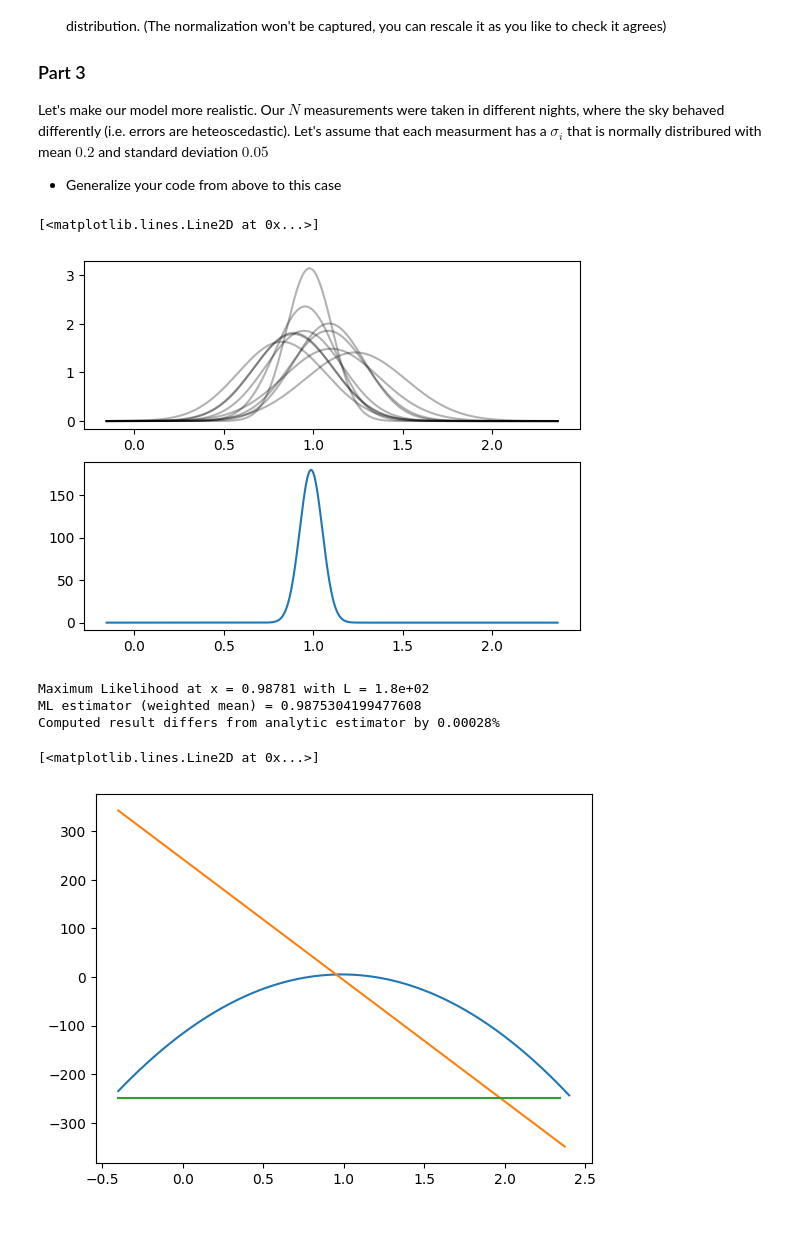
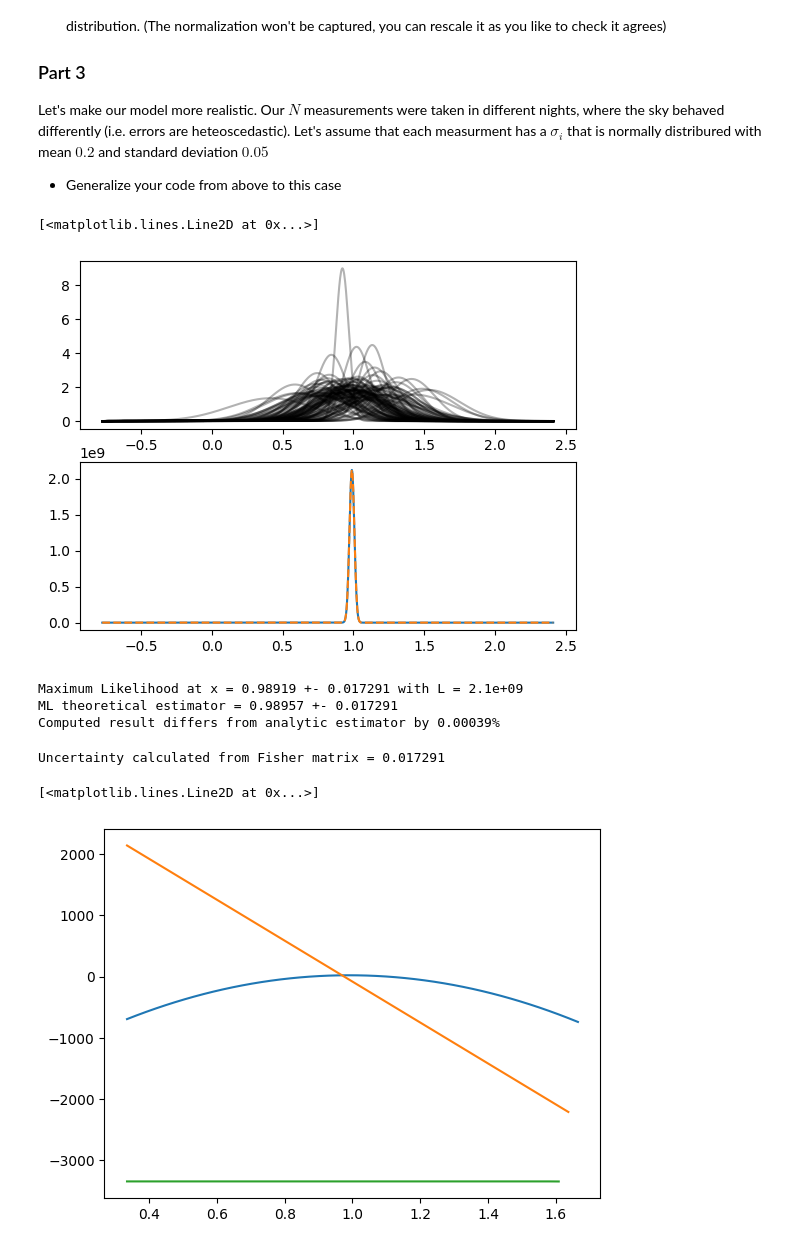
Before and after one commit to FraNob/astrostatistics_bicocca_2022, a Jupyter notebook: working/W06_quasar_position.ipynb, the cells around one changed output. Saved outputs shown, nothing was run; the diff lists cells and outputs as text; code cells hidden in the pictures.

```diff
--- a/working/W06_quasar_position.ipynb
+++ b/working/W06_quasar_position.ipynb
@@ -30,20 +30,20 @@ from scipy import stats
 
 rng = np.random.default_rng(404)
 
-N = 10 # number of measurements
+N = 100 # number of measurements
 mu = 1.
 sigma = 0.2
 # sig = np.full(N,sigma)
 sig = rng.normal(loc=sigma, scale=0.05, size=N)
 
-x_sample = np.array([rng.normal(loc=mu, scale=sigma) for sigma in sig ])
+x_sample = np.array([rng.normal(loc=mu, scale=q) for q in sig ])
 
 sample = np.vstack((x_sample,sig)).T
 sample = sample[sample[:,0].argsort(), :]
 
 dist_list=[]
-for i, (x,sig) in enumerate(sample):
-    dist = stats.norm(loc=x, scale=sig)
+for i, (x,s) in enumerate(sample):
+    dist = stats.norm(loc=x, scale=s)
     dist_list.append(dist)
 
 def L(x):
@@ -53,31 +53,41 @@ def L(x):
     return prod
 
 w_mean = np.sum(sample[:,0]/sample[:,1]**2)/np.sum(1/sample[:,1]**2)
+sigma_est = np.sum(1/sig**2)**(-1/2)
+sigma_homo = sigma / np.sqrt(N)
 # %%
 import pylab as plt
+from scipy import optimize as opt
+
+def gauss(x,mu,sigma,a):
+    return stats.norm(loc=mu, scale=sigma).pdf(x)*a
 
 n_points = 1000
 x_grid = np.linspace(sample[0,0]-4*sample[0,1], sample[-1,0]+4*sample[-1,1], n_points )
 
 fig,ax = plt.subplots(2,1)
 
-for a in dist_list:
-    ax[0].plot(x_grid, a.pdf(x_grid), alpha=0.3, c='k')
+for e in dist_list:
+    ax[0].plot(x_grid, e.pdf(x_grid), alpha=0.3, c='k')
 
 ax[1].plot(x_grid, L(x_grid))
+
+popt, pcov = opt.curve_fit(gauss, x_grid, L(x_grid), (mu,sigma,30))
+
+ax[1].plot(x_grid, gauss(x_grid, *popt), ls='--' )
 # %% [output]
 [<matplotlib.lines.Line2D at 0x...>]
-[figure, old version]
+[figure, new version]
 # %%
 max_L = L(x_grid)[np.argmax(L(x_grid))]
 max_L_loc = x_grid[np.argmax(L(x_grid))]
-print(f'Maximum Likelihood at x = {max_L_loc:.5} with L = {max_L:.2}')
-print(f'ML estimator (weighted mean) = {w_mean}')
+print(f'Maximum Likelihood at x = {max_L_loc:.5} +- {popt[1]:.5} with L = {max_L:.2}')
+print(f'ML theoretical estimator = {w_mean:.5} +- {sigma_est:.5}')
 print(f'Computed result differs from analytic estimator by {np.abs(max_L_loc-w_mean)/w_mean:.2}%')
 # %% [output]
-Maximum Likelihood at x = 0.98781 with L = 1.8e+02
-ML estimator (weighted mean) = 0.9875304199477608
-Computed result differs from analytic estimator by 0.00028%
+Maximum Likelihood at x = 0.98919 +- 0.017291 with L = 2.1e+09
+ML theoretical estimator = 0.98957 +- 0.017291
+Computed result differs from analytic estimator by 0.00039%
 # %%
 n_grid2 = 100
 grid2 = np.linspace(mu-7*sigma,mu+7*sigma,n_grid2)
@@ -93,9 +103,15 @@ logL = np.log(L(grid2))
 der = deriv(logL,grid2)
 sec_der = deriv(der,grid2)
 
+p = sec_der[np.argmax(L(grid2))]
+sigma_fish = np.sqrt(1/(-p))
+
+print(f'Uncertainty calculated from Fisher matrix = {sigma_fish:.5}')
+
 plt.plot(grid2, logL)
 plt.plot(grid2[:-1], der)
 plt.plot(grid2[:-2], sec_der)
 # %% [output]
-[<matplotlib.lines.Line2D at 0x...>]
+Uncertainty calculated from Fisher matrix = 0.017291
+[<matplotlib.lines.Line2D at 0x...>]
-[figure, old version]
+[figure, new version]
```
